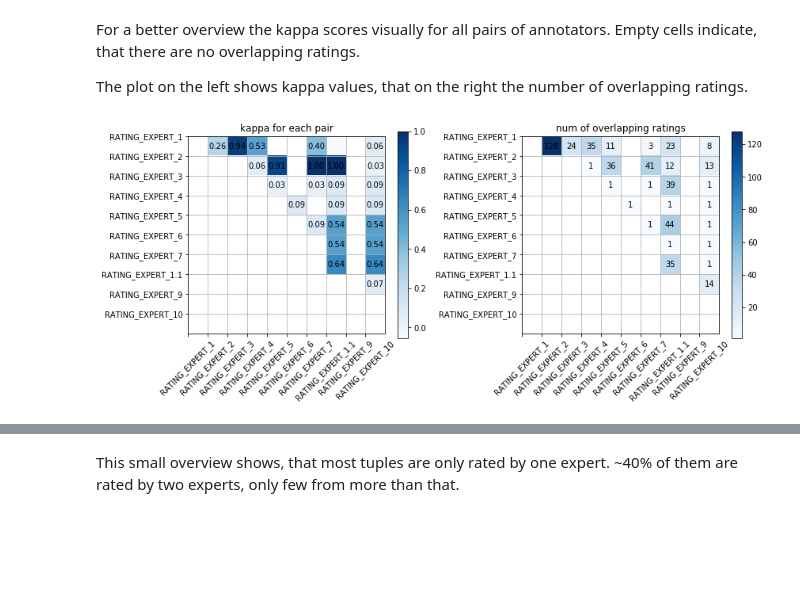
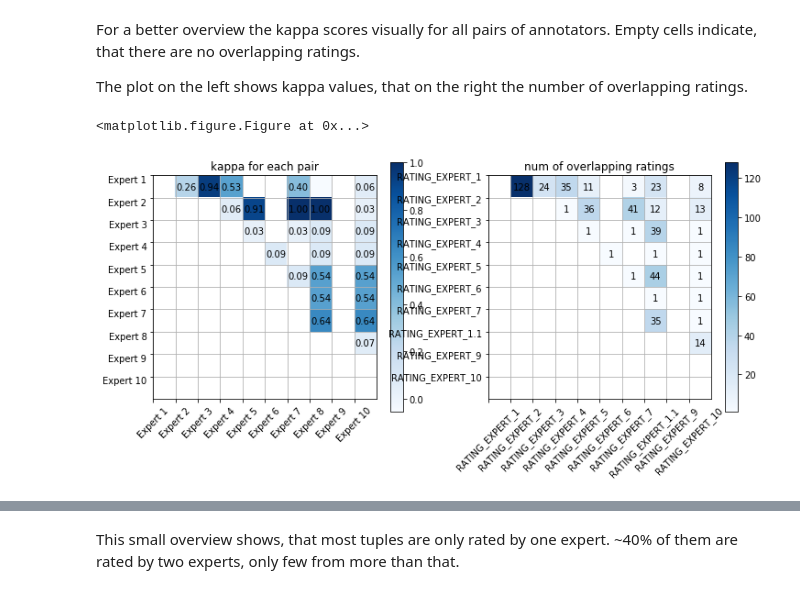
Before and after one commit to TimRepke/feiii2017, a Jupyter notebook: FEIII Challenge SVM.ipynb, the cells around one changed output, grey strips where cells are left out. Saved outputs shown, nothing was run; the diff lists cells and outputs as text; code cells hidden in the pictures; blank space fills up the shorter version.

```diff
--- a/FEIII Challenge SVM.ipynb
+++ b/FEIII Challenge SVM.ipynb
@@ -263,6 +267,9 @@ class Lemmatiser(BaseEstimator, TransformerMixin):
         return self
 
     def transform(self, frm):
+        if 'clean' in frm.columns:
+            return list(frm['clean'])
+
         texts = []
         for doc, row in frm.iterrows():
             tmp = []
@@ -403,7 +410,7 @@ class IDFscorer:
 
 
     def fit(self):
-        self.clf.fit(self.trainfrm['clean'], np.array(self.trainfrm['rating'].map(self.ratingmap)))
+        self.clf.fit(self.trainfrm, self.get_target(frm=self.trainfrm))
 
 
     def predict(self, frm=None):
@@ -415,11 +422,11 @@ class IDFscorer:
 
         # make prediction (some options don't allow predict_proba, so simulate it!)
         try:
-            pred = self.clf.predict_proba(frm['clean'])
+            pred = self.clf.predict_proba(frm)
         except AttributeError as e:
             print('predict_proba failed:', e)
             pred = np.zeros((len(frm), num_targets))
-            pred[np.arange(len(frm)), self.clf.predict(frm['clean'])] = 1
+            pred[np.arange(len(frm)), self.clf.predict(frm)] = 1
 
         # in case a category is missing, add it
         if pred.shape[1] < num_targets:
@@ -438,7 +445,7 @@ class IDFscorer:
         if frm is None:
             frm = self.testfrm
 
-        pred = self.clf.transform(frm['clean'], self.get_target(frm=frm))
+        pred = self.clf.transform(frm, self.get_target(frm=frm))
         return pred.argmax(axis=1), pred
 
 
@@ -446,7 +453,7 @@ class IDFscorer:
         if frm is None:
             frm = self.testfrm
 
-        pred = self.clf.fit_transform(frm['clean'], self.get_target(frm=frm))
+        pred = self.clf.fit_transform(frm, self.get_target(frm=frm))
 
         try:
             return pred.argmax(axis=1), pred
@@ -1128,6 +1213,7 @@ res = {
 # prepare model for full set over all roles classifying relevance
 svmfullmodel = IDFscorer(frm=train[mask], train_size=0.7,
                          pipln=[
+                             ('lem', Lemmatiser()),
                              ('vect', CountVectorizer(**cv_par)),
                              ('tfidf', TfidfTransformer(**tt_par)),
                              ('clf', NNClassifier(**clf_par))
@@ -2097,10 +2207,25 @@ agreement.describe()
 For a better overview the kappa scores visually for all pairs of annotators. Empty cells indicate, that there are no overlapping ratings.
 
 The plot on the left shows kappa values, that on the right the number of overlapping ratings.
+# %%
+vals = np.nan_to_num(smap.T+kmap)
+for i in range(smap.shape[0]):
+    for j in range(smap.shape[1]):
+        print(#"{}({},{}) [{:.2f}]".format(
+            "{} {} {:.2f}".format(
+            #"%" if not vals[i][j] else "",
+            i, j,
+            vals[i][j]
+            ))
 # %%
 %matplotlib inline
 import matplotlib.pyplot as plt
 from matplotlib import cm
+from matplotlib2tikz import save as tikz_save
+
+plt.clf()
+
+labs = ["Expert "+str(i+1) for i,_ in enumerate(experts)]
 
 fig = plt.figure(figsize=(12, 5))
 
@@ -2118,34 +2243,36 @@ for x_val, y_val in zip(x.flatten(), y.flatten()):
     sub.text(x_val, y_val, c, va='center', ha='center')
 
 sub.set_yticks(np.arange(-0.5, 9.5))
-sub.set_yticklabels(experts)
+sub.set_yticklabels(labs, va="top")
 sub.set_xticks(np.arange(-0.5, 9.5))
-sub.set_xticklabels(experts, rotation=45)
+sub.set_xticklabels(labs, rotation=45)
 sub.grid()
 
 fig.colorbar(im, ax=sub)
 
 sub = fig.add_subplot(1,2,2)
 sub.set_title('num of overlapping ratings')
 smap[smap==0] = np.nan
 im = sub.imshow(smap, cmap=cm.Blues)
 smap[smap==np.nan] = 0
 
 ind_array = np.arange(0,10,1)
 x, y = np.meshgrid(ind_array, ind_array)
 
 for x_val, y_val in zip(x.flatten(), y.flatten()):
     c='%.0f'%smap[y_val][x_val] if smap[y_val][x_val]>0 else ''
     sub.text(x_val, y_val, c, va='center', ha='center')
 
 sub.set_yticks(np.arange(-0.5, 9.5))
 sub.set_yticklabels(experts)
 sub.set_xticks(np.arange(-0.5, 9.5))
 sub.set_xticklabels(experts, rotation=45)
 sub.grid()
 
 fig.colorbar(im, ax=sub)
 plt.tight_layout()
+
 plt.show()
 # %% [output]
+<matplotlib.figure.Figure at 0x...>
-[figure, old version]
+[figure, new version]
```
Also changed, not shown: parts of 12 cells of this notebook, 1 other file.
